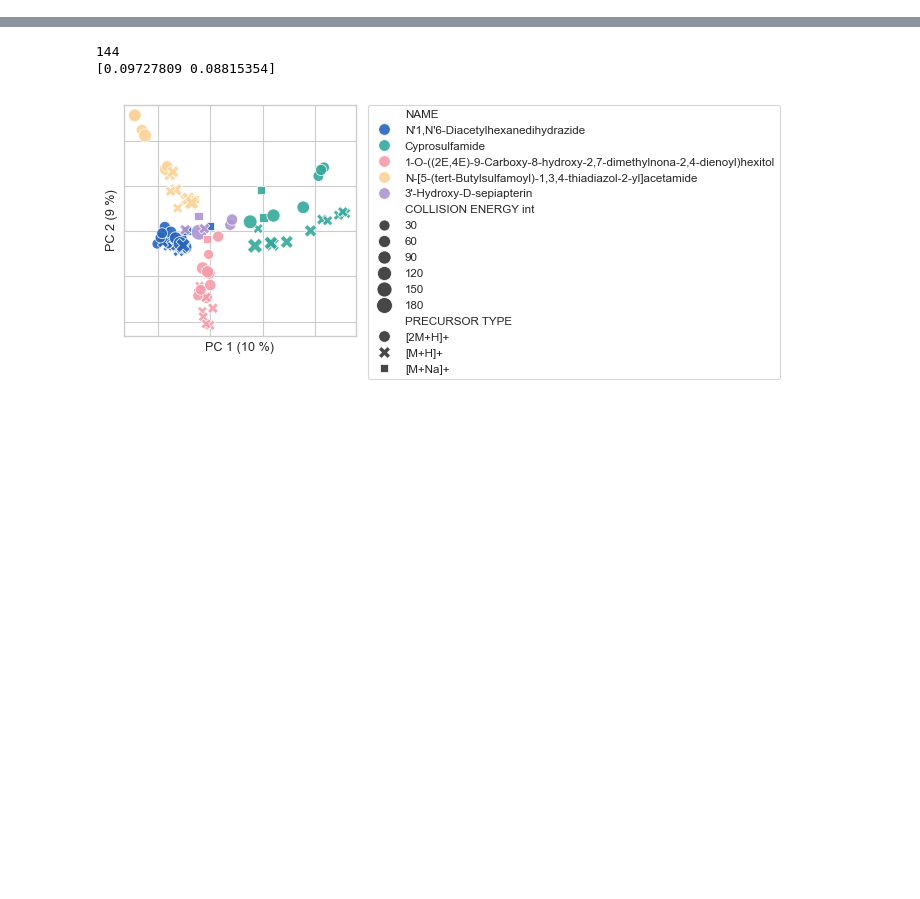
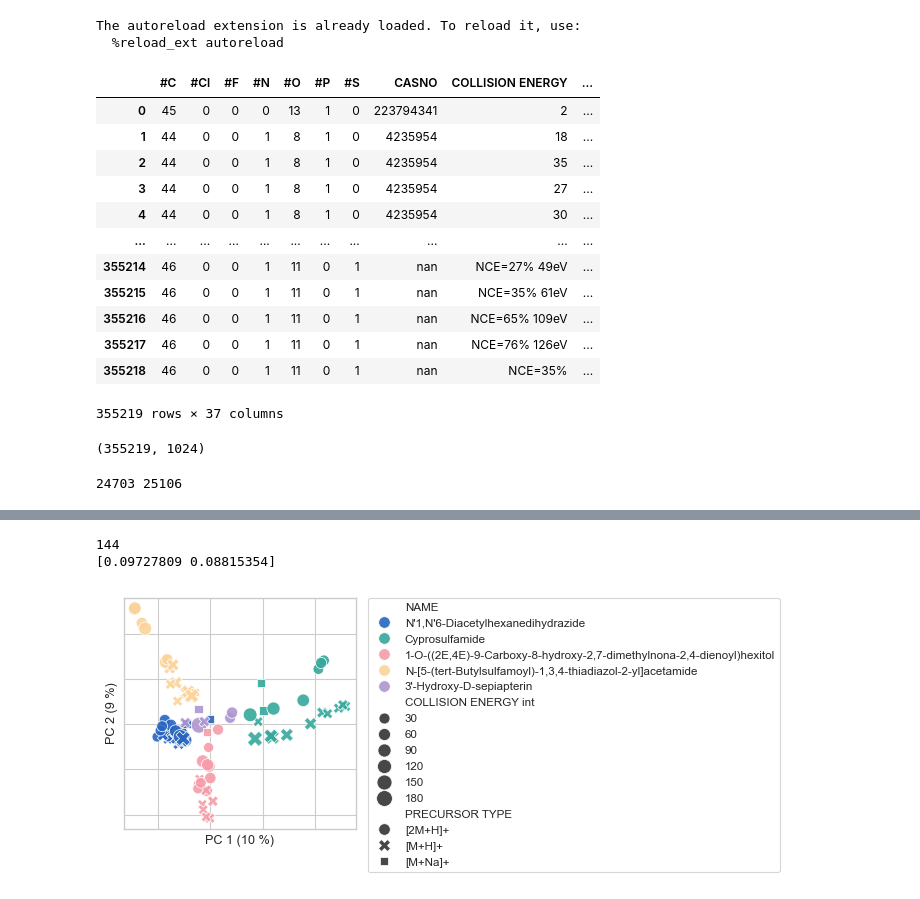
Before and after one commit to pluskal-lab/DreaMS, a Jupyter notebook: experiments/embeddings_projections/adducts.ipynb, the cells around one changed output, grey strips where cells are left out. Cells and saved outputs as stored; diff of their text form; code cells hidden in the pictures; blank space fills up the shorter version.

```diff
--- a/experiments/embeddings_projections/adducts.ipynb
+++ b/experiments/embeddings_projections/adducts.ipynb
@@ -1,17 +1,22 @@
 # %%
 import pandas as pd
+import numpy as np
+import matplotlib.pyplot as plt
 import seaborn as sns
 from pathlib import Path
-from matchms import calculate_scores, Spectrum
-from dreams.definitions import MONA_PKL, MONA, NIST20_PKL, NIST20
-from dreams.models.dreams.dreams import get_embeddings
-from dreams.utils.dreams import get_dreams_embeddings
-import numpy as np
-import matplotlib.pyplot as plt
-from torchmetrics.functional import pairwise_cosine_similarity
-from matchms.similarity import ModifiedCosine, CosineGreedy
+from tqdm import tqdm
+from sklearn.preprocessing import StandardScaler
+from sklearn.decomposition import PCA
+from sklearn.neighbors import KNeighborsClassifier
+from sklearn.metrics import accuracy_score
 import dreams.utils.mols as mu
-import dreams.utils.spectra as su
+import dreams.utils.data as du
+import dreams.api as api
+from dreams.utils.plots import init_plotting, save_fig, get_nature_hex_colors
 from dreams.definitions import *
+tqdm.pandas()
 %load_ext autoreload
 %autoreload 2
+# %% [output]
+The autoreload extension is already loaded. To reload it, use:
+  %reload_ext autoreload
@@ -19,0 +23,30 @@ df = pd.read_pickle(NIST20 / 'nist20_clean_A.pkl')
+# %%
+# msdata = du.MSData.load(NIST20 / 'nist20_clean_A.pkl', spec_col='PARSED PEAKS', prec_mz_col='PRECURSOR M/Z', adduct_col='ADDUCT', charge_col='CHARGE', mol_col='ROMol')
+msdata = du.MSData(NIST20 / 'nist20_clean_A.hdf5')
+df = msdata.to_pandas(ignore_cols=[DREAMS_EMBEDDING, SPECTRUM])
+df
+# %% [output]
+|  | #C | #Cl | #F | #N | #O | #P | #S | CASNO | COLLISION ENERGY | ... |
+| 0 | 45 | 0 | 0 | 0 | 13 | 1 | 0 | 223794341 | 2 | ... |
+| 1 | 44 | 0 | 0 | 1 | 8 | 1 | 0 | 4235954 | 18 | ... |
+| 2 | 44 | 0 | 0 | 1 | 8 | 1 | 0 | 4235954 | 35 | ... |
+| 3 | 44 | 0 | 0 | 1 | 8 | 1 | 0 | 4235954 | 27 | ... |
+| 4 | 44 | 0 | 0 | 1 | 8 | 1 | 0 | 4235954 | 30 | ... |
+| ... | ... | ... | ... | ... | ... | ... | ... | ... | ... | ... |
+| 355214 | 46 | 0 | 0 | 1 | 11 | 0 | 1 | nan | NCE=27% 49eV | ... |
+| 355215 | 46 | 0 | 0 | 1 | 11 | 0 | 1 | nan | NCE=35% 61eV | ... |
+| 355216 | 46 | 0 | 0 | 1 | 11 | 0 | 1 | nan | NCE=65% 109eV | ... |
+| 355217 | 46 | 0 | 0 | 1 | 11 | 0 | 1 | nan | NCE=76% 126eV | ... |
+| 355218 | 46 | 0 | 0 | 1 | 11 | 0 | 1 | nan | NCE=35% | ... |
+355219 rows × 37 columns
+# %%
+# embs = api.dreams_intermediates(PRETRAINED / 'ssl_model.ckpt', msdata, batch_size=32, attention_matrices=False)
+embs = msdata[DREAMS_EMBEDDING]
+print(embs.shape)
+# %% [output]
+(355219, 1024)
+# %%
+df['inchi14'] = df[SMILES].progress_apply(mu.smiles_to_inchi14)
+print(df['inchi14'].nunique(), df[SMILES].nunique())
+# %% [output]
+24703 25106
```
Also changed, not shown: parts of 7 cells of this notebook.
